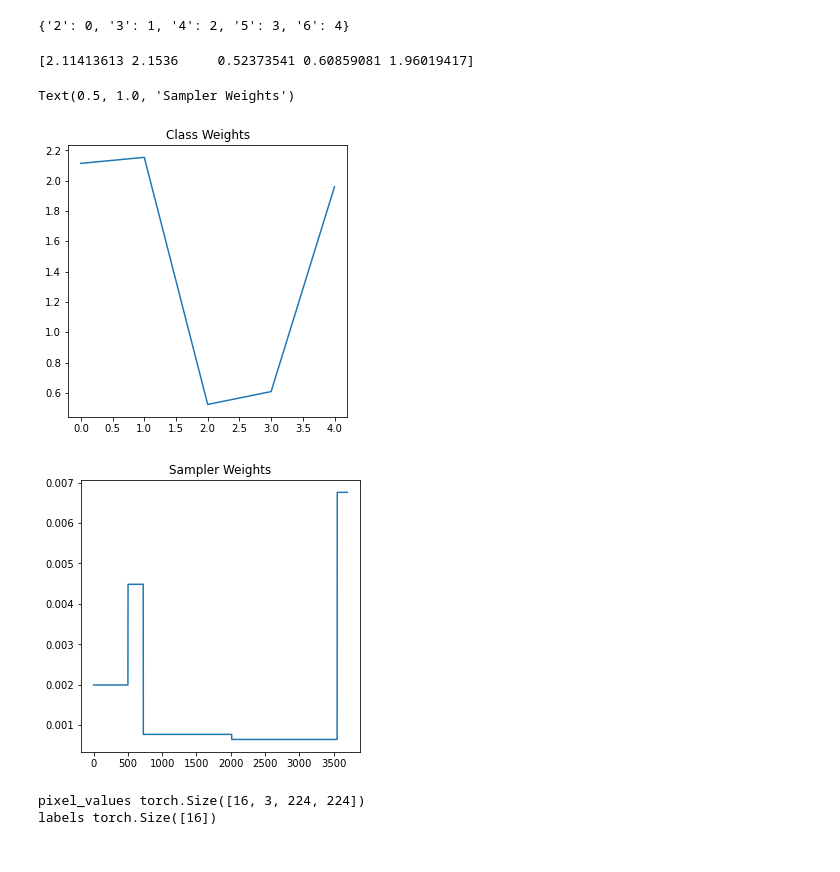
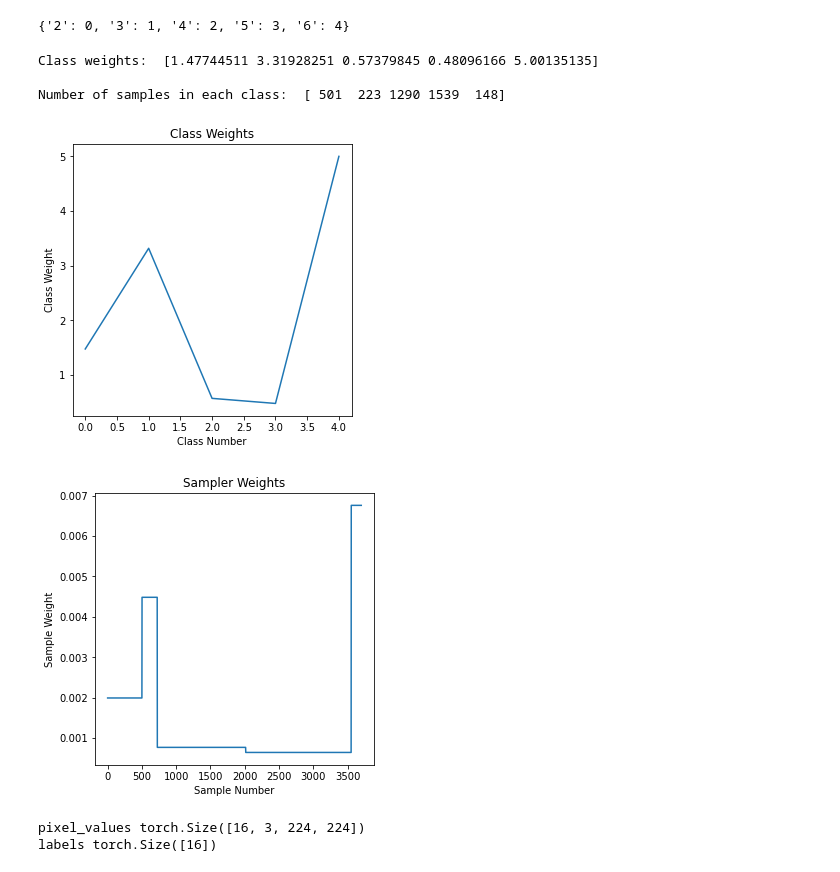
Before and after one commit to zwinkler/Automated-BCS, a Jupyter notebook: BEiT_py_lightning.ipynb, the cells around one changed output. Drawn from its saved outputs; the diff is of its cells as text; code cells hidden in the pictures.

```diff
--- a/BEiT_py_lightning.ipynb
+++ b/BEiT_py_lightning.ipynb
@@ -7,8 +7,6 @@
 # Model paramters and training takes place in cells 12 and 13
 
 
-# Only one csv is needed, and it just helps create the class/sample weights.
-# This csv should just a list of all samples with labels in the current training folder.
 # The current method to load images into the dataloader is directly from the folder they are in.
 # These samples should be in the file format of "training_folder\class\all_sample_in_the_class" rather than "training_folder\class\cow\samples_related_to_cow".
 
@@ -16,13 +14,13 @@ mode = "LACO"
 #mode = None
 if mode == "LACO":
     #Leave A Cow Out (LACO) datasplit
-    csv_name = 'train_data_all.csv'
+    #csv_name = 'train_data_all.csv'
     train_ds_name = "DGE_training_mixed"
     val_ds_name = "DGE_val_mixed"
     test_ds_name = "DGE_test_mixed"
 else:
     #The classic data split
-    csv_name = 'train_data_all_70.csv'
+    #csv_name = 'train_data_all_70.csv'
     train_ds_name = "DGE_all_70"
     val_ds_name = "DGE_all_20"
     test_ds_name = "DGE_all_10"
@@ -118,33 +116,45 @@ val_ds.set_transform(val_transforms)
 test_ds.set_transform(val_transforms)
 # %%
 #Computing the class weights and sampler here, this helps with the imbalanced dataset.
-train_df = pd.read_csv(csv_name,dtype=str)
-class_weights = class_weight.compute_class_weight('balanced', classes=np.unique(train_df['class']), y =train_df['class'])
-print(class_weights)
+
+# Can be used if sample names and labels are in a csv
+#train_df = pd.read_csv(csv_name,dtype=str)
+#class_weights = class_weight.compute_class_weight('balanced', classes=np.unique(train_df['class']), y =train_df['class'])
+unique_classes = np.unique(train_ds[:]['label'])
+class_weights = class_weight.compute_class_weight('balanced', classes=unique_classes, y =train_ds[:]['label'])
 
 y_train = train_ds[:]['label']
 
 class_sample_count = np.array(
-    [len(np.where(y_train == t)[0]) for t in np.unique(y_train)])
+    [len(np.where(y_train == t)[0]) for t in unique_classes])
 
 weight = 1. / class_sample_count
 samples_weight = np.array([weight[t] for t in y_train])
 samples_weight = torch.from_numpy(samples_weight)
 
 sampler = torch.utils.data.WeightedRandomSampler(samples_weight.type('torch.DoubleTensor'), len(samples_weight))
 
 plt.figure(figsize=(5,5))
 plt.plot(class_weights)
 plt.title('Class Weights')
+plt.xlabel('Class Number')
+plt.ylabel('Class Weight')
 
 plt.figure(figsize=(5,5))
 plt.plot(samples_weight)
 plt.title('Sampler Weights')
+plt.xlabel('Sample Number')
+plt.ylabel('Sample Weight')
+
+print('Class weights: ', class_weights)
+print()
+print('Number of samples in each class: ', class_sample_count)
 # %% [output]
-[2.11413613 2.1536     0.52373541 0.60859081 1.96019417]
+Class weights:  [1.47744511 3.31928251 0.57379845 0.48096166 5.00135135]
+
+Number of samples in each class:  [ 501  223 1290 1539  148]
-Text(0.5, 1.0, 'Sampler Weights')
-[figure, old version]
+[figure, new version]
-[figure, old version]
+[figure, new version]
 # %%
 #Configures the images and labels into a format suitable for training
 
```
Also changed, not shown: 1 other file.
